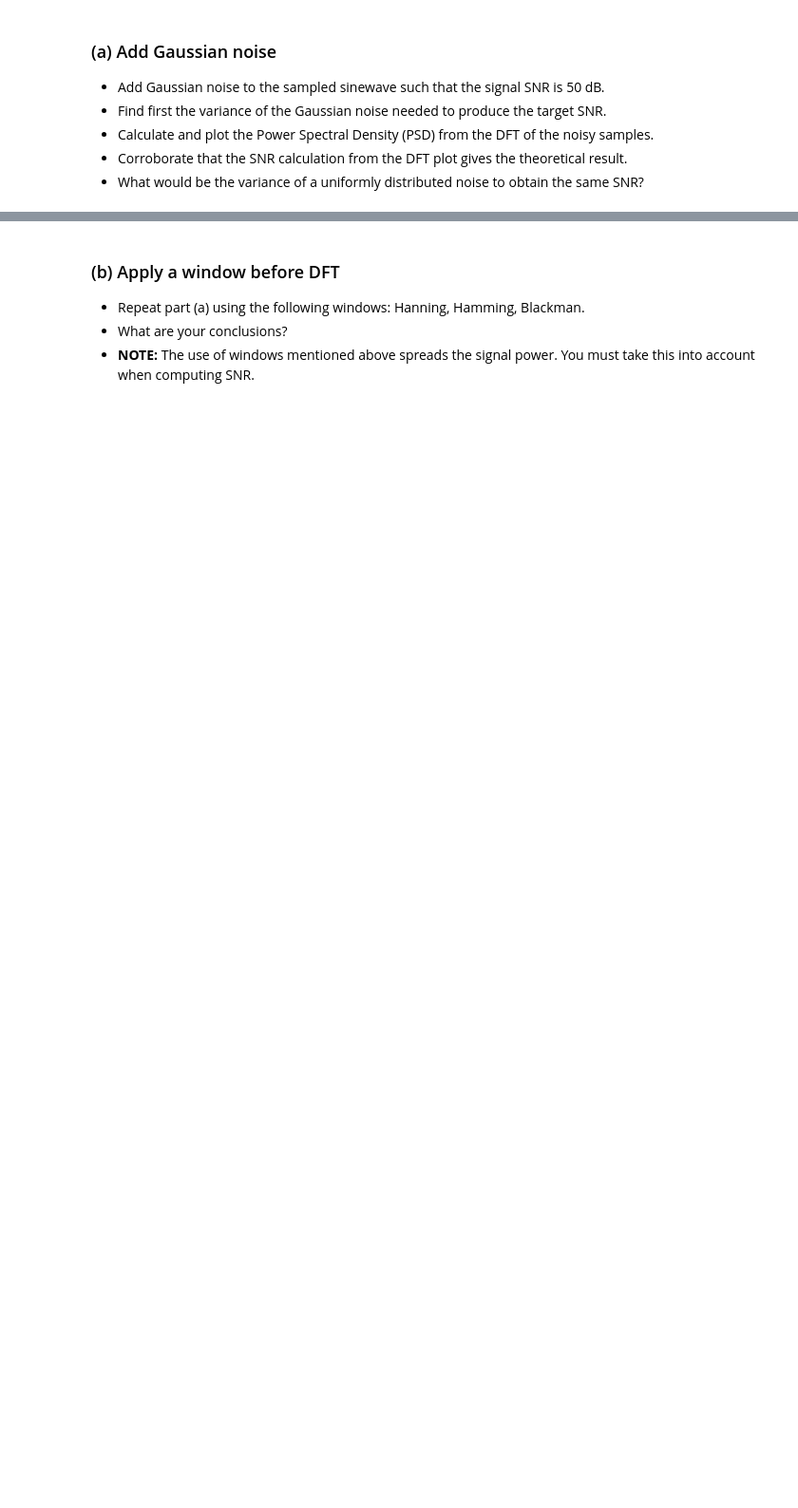
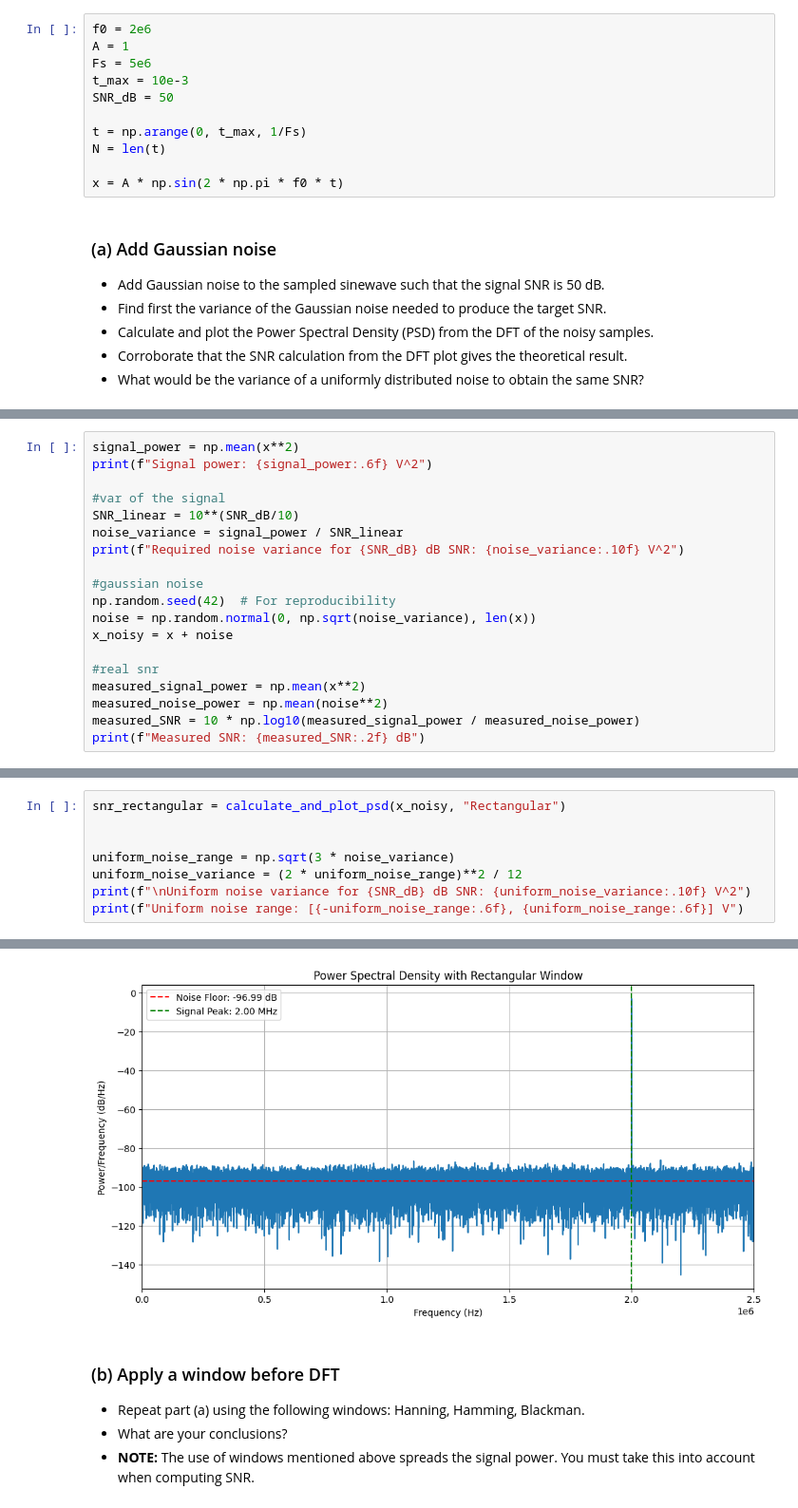
Before and after one commit to Sam-Bieberich/489, a Jupyter notebook: Lab/lab2.ipynb, the cells around one changed output, grey strips where cells are left out. Shown at 95% size. Drawn from its saved outputs; the diff is of its cells as text; blank space fills up the shorter version.

```diff
--- a/Lab/lab2.ipynb
+++ b/Lab/lab2.ipynb
@@ -41,3 +15,14 @@ plt.show()
+# %%
+f0 = 2e6
+A = 1
+Fs = 5e6
+t_max = 10e-3
+SNR_dB = 50
+
+t = np.arange(0, t_max, 1/Fs)
+N = len(t)
+
+x = A * np.sin(2 * np.pi * f0 * t)
 # %% [markdown]
 ### (a) Add Gaussian noise
 - Add Gaussian noise to the sampled sinewave such that the signal SNR is 50 dB.
@@ -108,0 +33,19 @@ SNR is 47.68278593768565 dB
+# %%
+signal_power = np.mean(x**2)
+print(f"Signal power: {signal_power:.6f} V^2")
+
+#var of the signal
+SNR_linear = 10**(SNR_dB/10)
+noise_variance = signal_power / SNR_linear
+print(f"Required noise variance for {SNR_dB} dB SNR: {noise_variance:.10f} V^2")
+
+#gaussian noise
+np.random.seed(42)  # For reproducibility
+noise = np.random.normal(0, np.sqrt(noise_variance), len(x))
+x_noisy = x + noise
+
+#real snr
+measured_signal_power = np.mean(x**2)
+measured_noise_power = np.mean(noise**2)
+measured_SNR = 10 * np.log10(measured_signal_power / measured_noise_power)
+print(f"Measured SNR: {measured_SNR:.2f} dB")
@@ -108,0 +119,9 @@ SNR is 47.68278593768565 dB
+# %%
+snr_rectangular = calculate_and_plot_psd(x_noisy, "Rectangular")
+
+
+uniform_noise_range = np.sqrt(3 * noise_variance)
+uniform_noise_variance = (2 * uniform_noise_range)**2 / 12
+print(f"\nUniform noise variance for {SNR_dB} dB SNR: {uniform_noise_variance:.10f} V^2")
+print(f"Uniform noise range: [{-uniform_noise_range:.6f}, {uniform_noise_range:.6f}] V")
+# %% [output]
@@ -109,3 +132,4 @@ SNR is 47.68278593768565 dB
+[figure, added]
 # %% [markdown]
 ### (b) Apply a window before DFT
 - Repeat part (a) using the following windows: Hanning, Hamming, Blackman.
```
Also changed, not shown: parts of 19 cells of this notebook.
